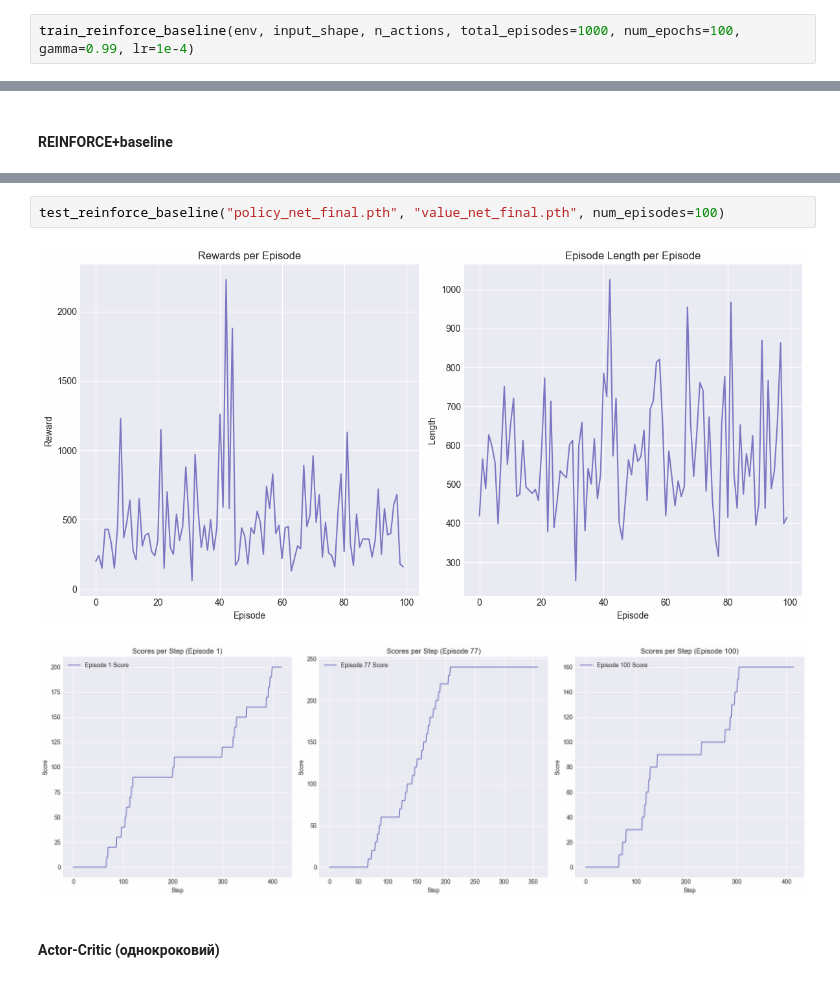
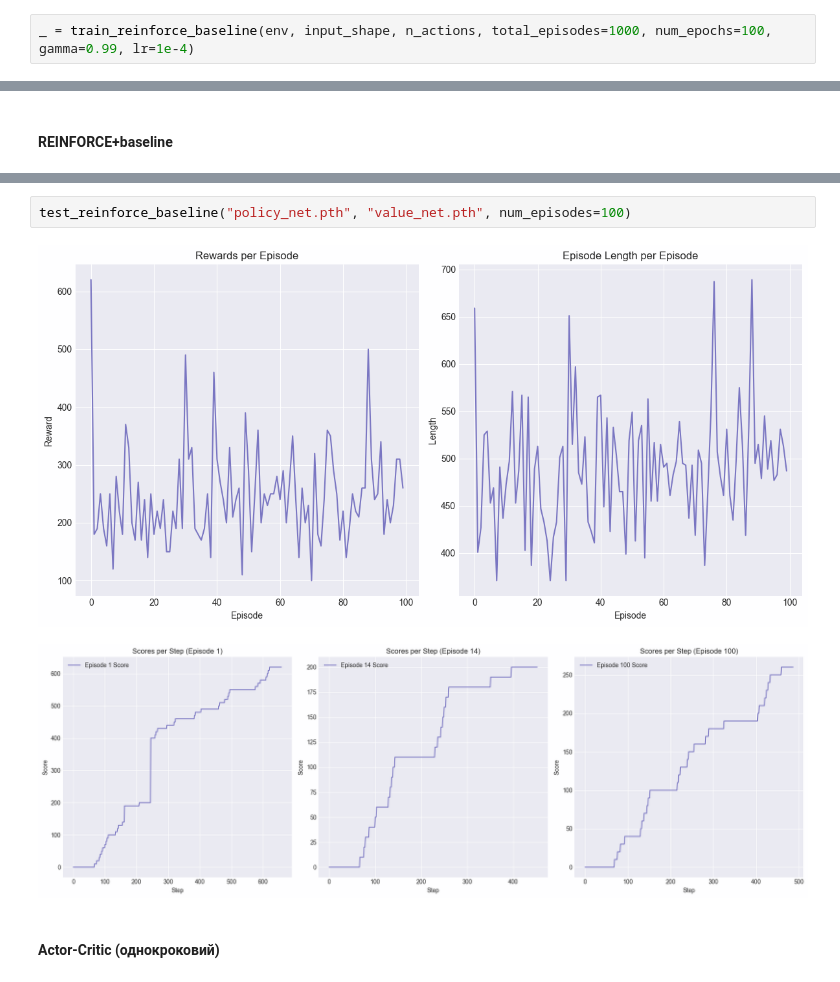
Before and after one commit to soneurotic/DeepRL_lab3, a Jupyter notebook: lab3.ipynb, the cells around one changed output, grey strips where cells are left out. Saved outputs shown, nothing was run; the diff lists cells and outputs as text.

```diff
--- a/lab3.ipynb
+++ b/lab3.ipynb
@@ -250,3 +314,3 @@ def train_reinforce_baseline(env, input_shape, n_actions, total_episodes, num_ep
 # %%
-train_reinforce_baseline(env, input_shape, n_actions, total_episodes=1000, num_epochs=100, gamma=0.99, lr=1e-4)
+_ = train_reinforce_baseline(env, input_shape, n_actions, total_episodes=1000, num_epochs=100, gamma=0.99, lr=1e-4)
 # %% [output]
@@ -484,10 +566,10 @@ def test_reinforce_baseline(policy_model_path, value_model_path, env_name="ALE/M
     plt.tight_layout()
     plt.show()
 # %%
-test_reinforce_baseline("policy_net_final.pth", "value_net_final.pth", num_episodes=100)
+test_reinforce_baseline("policy_net.pth", "value_net.pth", num_episodes=100)
 # %% [output]
-[figure, old version]
+[figure, new version]
-[figure, old version]
+[figure, new version]
 # %% [markdown]
 #### Actor-Critic (однокроковий)
 # %%
```
Also changed, not shown: parts of 25 cells of this notebook, 2 other files.
